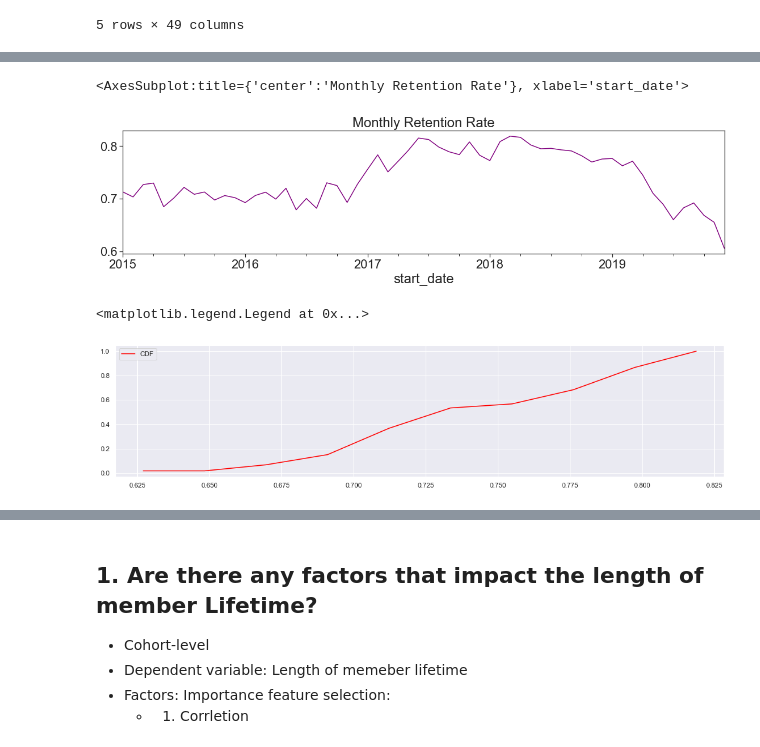
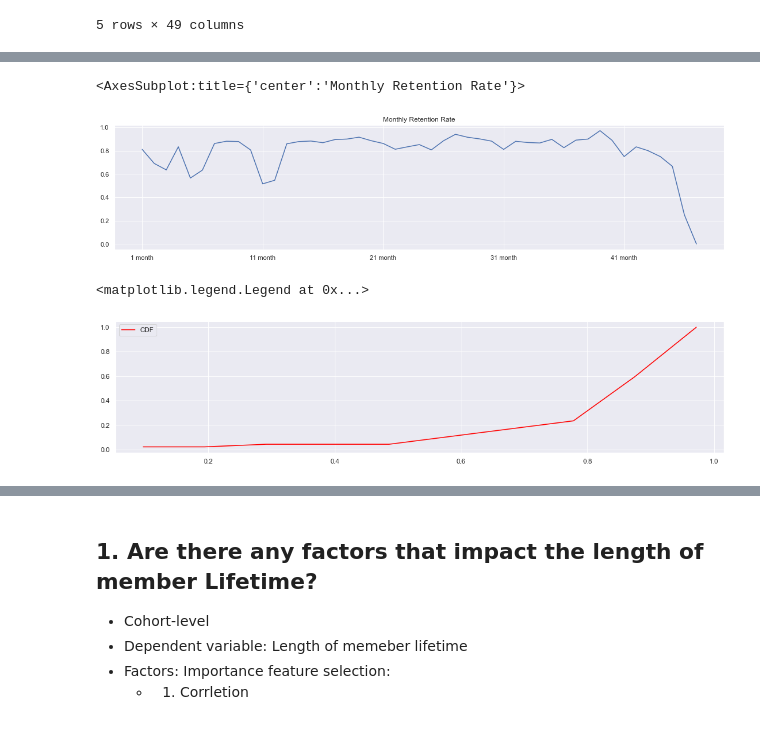
Before and after one commit to rachelmono/cohort_analysis, a Jupyter notebook: Ehealth.ipynb, the cells around one changed output, grey strips where cells are left out. Cells and saved outputs as stored; diff of their text form; code cells hidden in the pictures.

```diff
--- a/Ehealth.ipynb
+++ b/Ehealth.ipynb
@@ -441,7 +454,6 @@ cohorts_retention.head()
 r=pd.DataFrame()
 for i in range(len(cols)-1):
     r[str(cols[i+1])+' month']=cohorts_retention.iloc[:,i+1]/cohorts_retention.iloc[:,i]
-r['0 month']=1.0
 #heatmap:
 # plt.figure(figsize=(30,20))
 sns.heatmap(data=r,
@@ -449,0 +472,4 @@ r.head()
+# %%
+r=r.drop('total month', axis=1)
+# %%
+r=r.T
@@ -449,0 +486,2 @@ r.head()
+# %%
+r['r']=np.mean(r, axis=1)
@@ -450,8 +498,8 @@ r.head()
 # %%
-r['retention_rate']=np.mean(r, axis=1)
+# r['retention_rate']=np.mean(r, axis=1)
 fig, ax = plt.subplots(figsize=(19,4))
 plt.title('Monthly Retention Rate')
-r['retention_rate'].plot()
+r['r'].plot()
 # %% [output]
-<AxesSubplot:title={'center':'Monthly Retention Rate'}, xlabel='start_date'>
+<AxesSubplot:title={'center':'Monthly Retention Rate'}>
-[figure, old version]
+[figure, new version]
@@ -461,15 +506,13 @@ res=res.to_frame().reset_index(drop=True)
 # %%
+res=r['r'].dropna()
+res=res.to_frame().reset_index(drop=True)
 import matplotlib.pyplot as plt
 import numpy as np
 count, bins_count = np.histogram(res, bins=10)
-# finding the PDF of the histogram using count values
 pdf = count / sum(count)
-# using numpy np.cumsum to calculate the CDF
-# We can also find using the PDF values by looping and adding
 cdf = np.cumsum(pdf)
-# plotting PDF and CDF
 plt.plot(bins_count[1:], cdf, color='red',label="CDF")
 plt.legend()
 # %% [output]
 <matplotlib.legend.Legend at 0x...>
-[figure, old version]
+[figure, new version]
```
Also changed, not shown: parts of 110 cells of this notebook.
